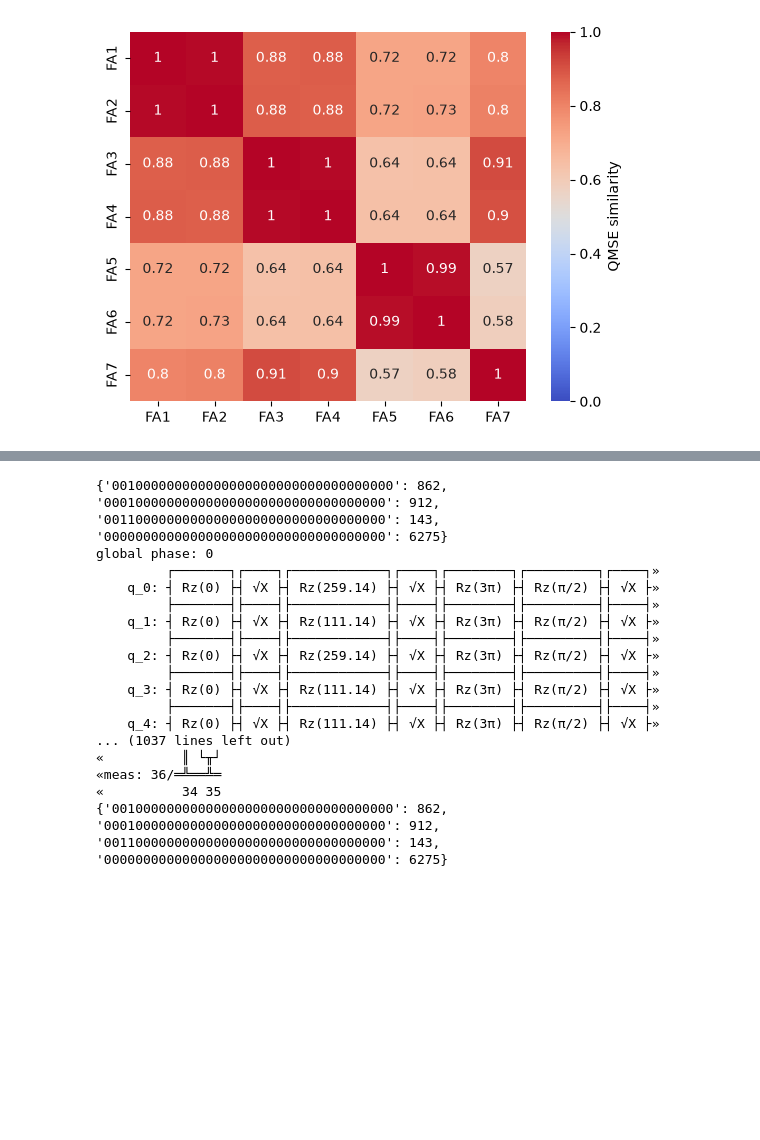
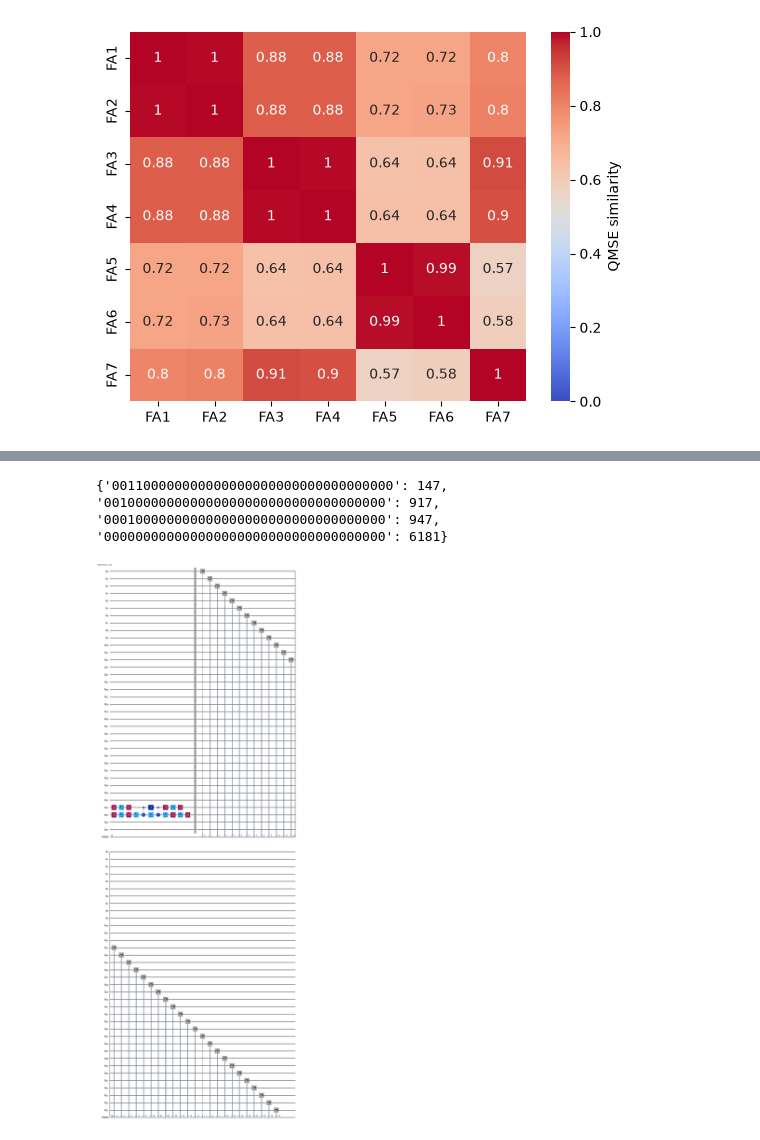
Before and after one commit to Kajanann/quantum-molecular-encodings-----Fork-for-Kaj, a Jupyter notebook: notebooks/Fatty_acid_figure3.ipynb, the cells around one changed output, grey strips where cells are left out. Cells and saved outputs as stored; diff of their text form; code cells hidden in the pictures; blank space fills up the shorter version.

```diff
--- a/notebooks/Fatty_acid_figure3.ipynb
+++ b/notebooks/Fatty_acid_figure3.ipynb
@@ -205,7 +209,7 @@ def generate_overlap_circuit_test(smiles0, smiles1, num0, num1, feature_map_conf
     transpiled_circuit = transpile(
         simulation_circuit,
         basis_gates=["rz", "sx", "x", "cx", "measure"],
-        optimization_level=0,
+        optimization_level=3,
     )
 
     job = backend.run(transpiled_circuit, shots=8192)
@@ -220,42 +224,28 @@ def generate_overlap_circuit_test(smiles0, smiles1, num0, num1, feature_map_conf
 # %%
 from quantum_molecular_encodings.encodings.overlap import UnitaryOverlap
 from quantum_molecular_encodings.matrix import BondOrderMatrix
 from quantum_molecular_encodings.supporting_functions import generate_overlap_circuit #AI assited in terms of checking code
 from quantum_molecular_encodings.encodings.bond import BondFeatureMap
 from qiskit.transpiler.preset_passmanagers import generate_preset_pass_manager
 from quantum_molecular_encodings.supporting_functions import remove_idle_qubits
 
 
 
 feature_map_config = { #taken directly from compute fatty acid overlap in repository
     "n_layers": 1,
     "initial_layer": "ry",
     "entangling_layer": "rxx",
     "n_atom_to_qubit": 1,
     "interleaved": None,
 }
 
 mol1 = Chem.MolFromSmiles(mylist[0])
 mol2 = Chem.MolFromSmiles(mylist[1])
 overlap_circuit, counts = generate_overlap_circuit_test(mylist[0], mylist[1], mol1.GetNumAtoms(), mol2.GetNumAtoms(), feature_map_config)
 
-print(overlap_circuit.draw("text"))
-print(counts)
+overlap_circuit.draw("mpl", idle_wires=True)
+#print(overlap_circuit.draw("text"))
+#print(counts)
 # %% [output]
-{'001000000000000000000000000000000000': 862, '000100000000000000000000000000000000': 912, '001100000000000000000000000000000000': 143, '000000000000000000000000000000000000': 6275}
-global phase: 0
-         ┌───────┐┌────┐┌────────────┐┌────┐┌────────┐┌─────────┐┌────┐»
-    q_0: ┤ Rz(0) ├┤ √X ├┤ Rz(259.14) ├┤ √X ├┤ Rz(3π) ├┤ Rz(π/2) ├┤ √X ├»
-         ├───────┤├────┤├────────────┤├────┤├────────┤├─────────┤├────┤»
-    q_1: ┤ Rz(0) ├┤ √X ├┤ Rz(111.14) ├┤ √X ├┤ Rz(3π) ├┤ Rz(π/2) ├┤ √X ├»
-         ├───────┤├────┤├────────────┤├────┤├────────┤├─────────┤├────┤»
-    q_2: ┤ Rz(0) ├┤ √X ├┤ Rz(259.14) ├┤ √X ├┤ Rz(3π) ├┤ Rz(π/2) ├┤ √X ├»
-         ├───────┤├────┤├────────────┤├────┤├────────┤├─────────┤├────┤»
-    q_3: ┤ Rz(0) ├┤ √X ├┤ Rz(111.14) ├┤ √X ├┤ Rz(3π) ├┤ Rz(π/2) ├┤ √X ├»
-         ├───────┤├────┤├────────────┤├────┤├────────┤├─────────┤├────┤»
-    q_4: ┤ Rz(0) ├┤ √X ├┤ Rz(111.14) ├┤ √X ├┤ Rz(3π) ├┤ Rz(π/2) ├┤ √X ├»
-... (1037 lines left out)
-«          ║ └╥┘
-«meas: 36/═╩══╩═
-«          34 35
-{'001000000000000000000000000000000000': 862, '000100000000000000000000000000000000': 912, '001100000000000000000000000000000000': 143, '000000000000000000000000000000000000': 6275}
+{'001100000000000000000000000000000000': 147, '001000000000000000000000000000000000': 917, '000100000000000000000000000000000000': 947, '000000000000000000000000000000000000': 6181}
+[figure, added]
```
Also changed, not shown: parts of 5 cells of this notebook, 2 other files.
